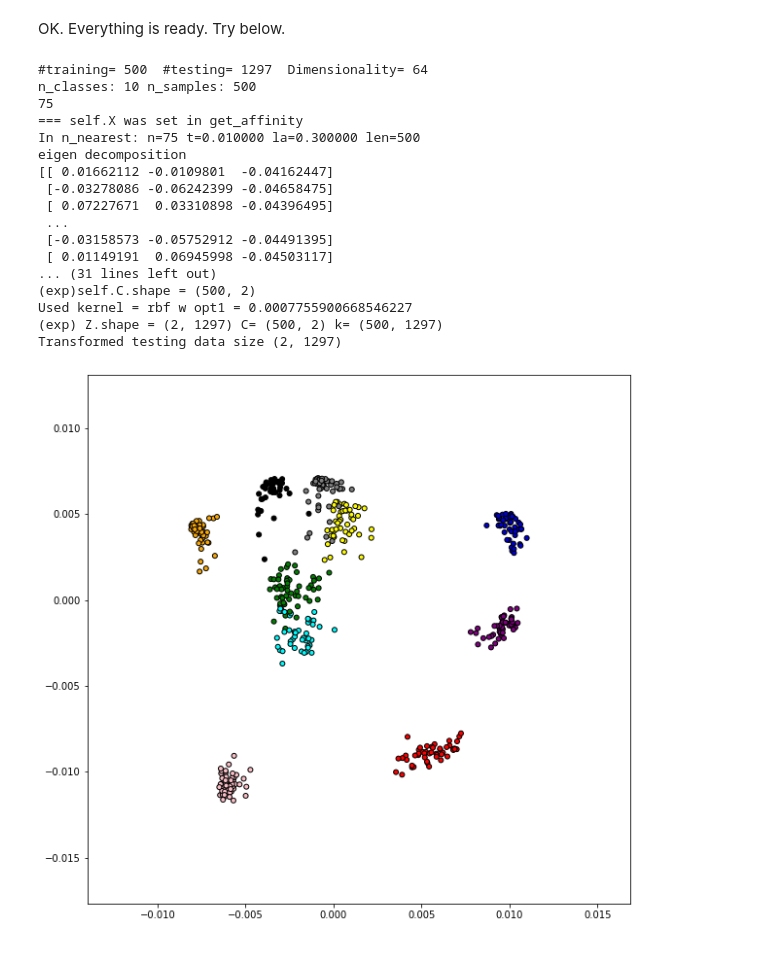
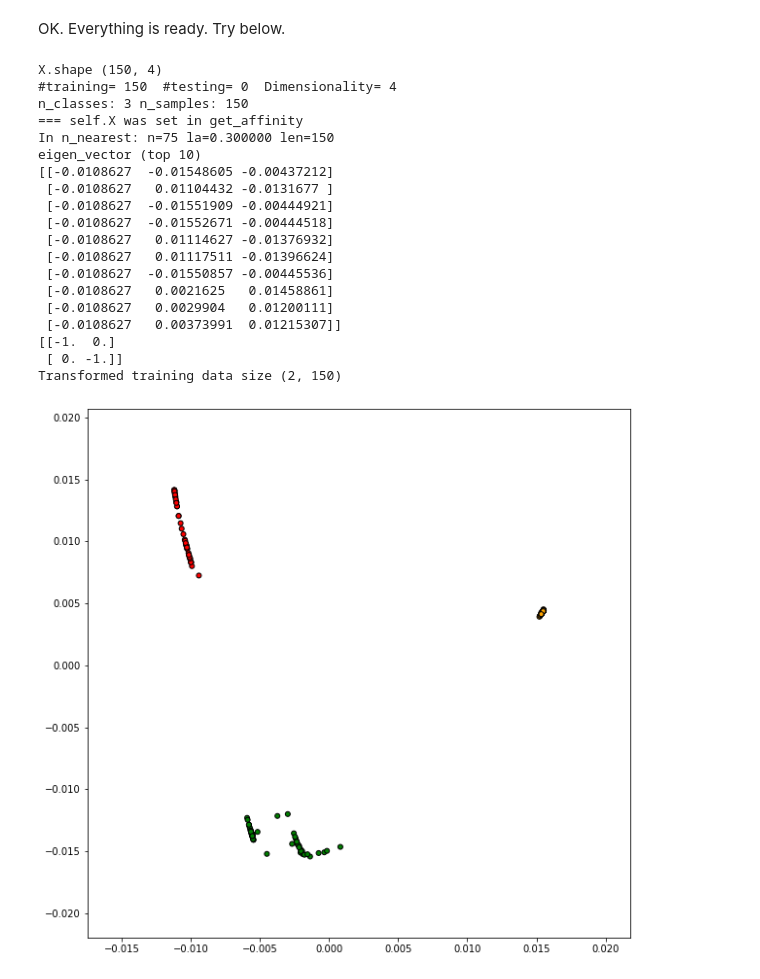
Before and after one commit to KudoMineichi/KSLE-ML, a Jupyter notebook: KSLE-ML.ipynb, the cells around one changed output. Drawn from its saved outputs; the diff is of its cells as text; code cells hidden in the pictures.

```diff
--- a/KSLE-ML.ipynb
+++ b/KSLE-ML.ipynb
@@ -290,34 +282,39 @@ def KSLE(X,manifolder, name):        # realize SLE by a kernel and map testing s
 
     return X_transformed
 # %%
+import seaborn as sns
 def dataset():
     ####Iris
-    '''
-    d_name = "Iris"
-    X = np.loadtxt('iris.data',dtype='float')
+    #'''
+    d_name = "Iris" # n_samples 150  n_features 4 n_class =3
+    iris = sns.load_dataset('iris')
+    X = iris.values[:,:4]
+    #X = np.loadtxt('iris.data',dtype='float')  # if you have a text data
     n_samples, n_features = X.shape
+    print("X.shape",X.shape)
     z = np.arange(n_samples)
     z[0:50]=0
     z[50:100]=1
     z[100:150]=2
     y = list(range(n_samples))
     y = z
-    n_neighbors = 75
     n_class = 3
-    d_name = "Iris"
-    '''
+    #'''
 
     ####digit
+    '''
     d_name = "Digit"
 
-    dataset = datasets.load_digits()
+    dataset = datasets.load_digits() # n_samples 1797  n_features 64 n_class =10
     X = dataset.data
     y = dataset.target
     n_samples, n_features = X.shape
+    print("Original data: n_samples", n_samples, " n_features", n_features)
     n_class = 10
+    '''
 
-
-    n_sel_samples = 500           # define a smaller number of samples if you need
+    ## sample selection
+    n_sel_samples = 200           # define a smaller number of samples than that of dataset if you need testing
     # sample selection
     random.seed(0)
     id_all = np.random.choice(n_samples,n_samples,replace=False)
@@ -335,6 +332,7 @@ def dataset():
     n_samples, n_features = X_train.shape
     print("#training=",X_train.shape[0]," #testing=",X_test.shape[0]," Dimensionality=",n_features)
     return X_train, Y_train, X_test, Y_test
+#dataset()
 # %% [markdown]
 Last let's display the mapped training and testing data.
 # %%
@@ -368,32 +366,39 @@ def two_d_display(Z,Y,ssize=25,smark="o",xdmin=0.0,xdmax=0.0,ydmin=0.0,ydmax=0.0
 OK. Everything is ready. Try below.
 # %%
 X_train,Y_train,X_test,Y_test =dataset()
-Z_train,manifolder= SLE(X_train,Y_train)
+
+# Execute Supervised Laplacian Eigenmap
+
+Z_train,manifolder= SLE(X_train,Y_train,la=0.3)     # specify the value of la (0.0=Label only, 1.0=Feature only)
+                                                    # if you want an other value than the default 0.3
 print("Transformed training data size",Z_train.shape)
 #print("Transformed training data\n",Z_train)
+xdmin,xdmax,ydmin,ydmax=two_d_display(Z_train,Y_train)
 
-Z_test=KSLE(X_test,manifolder, "rbf")
-print("Transformed testing data size",Z_test.shape)
-#print("Transformed testing data\n",Z_test)
-
-xdmin,xdmax,ydmin,ydmax=two_d_display(Z_train,Y_train)
-two_d_display(Z_test,Y_test,ssize=150,smark="*",xdmin=xdmin,xdmax=xdmax,ydmin=ydmin,ydmax=ydmax)
+# Execute Explict Kernelized SLE
+if X_test.shape[0] > 0:
+    Z_test=KSLE(X_test,manifolder, "rbf")
+    print("Transformed testing data size",Z_test.shape)
+    #print("Transformed testing data\n",Z_test)
+    two_d_display(Z_test,Y_test,ssize=150,smark="*",xdmin=xdmin,xdmax=xdmax,ydmin=ydmin,ydmax=ydmax)
 # %% [output]
-#training= 500  #testing= 1297  Dimensionality= 64
-n_classes: 10 n_samples: 500
-75
+X.shape (150, 4)
+#training= 150  #testing= 0  Dimensionality= 4
+n_classes: 3 n_samples: 150
 === self.X was set in get_affinity
-In n_nearest: n=75 t=0.010000 la=0.300000 len=500
-eigen decomposition
-[[ 0.01662112 -0.0109801  -0.04162447]
- [-0.03278086 -0.06242399 -0.04658475]
- [ 0.07227671  0.03310898 -0.04396495]
- ...
- [-0.03158573 -0.05752912 -0.04491395]
- [ 0.01149191  0.06945998 -0.04503117]
-... (31 lines left out)
-(exp)self.C.shape = (500, 2)
-Used kernel = rbf w opt1 = 0.0007755900668546227
-(exp) Z.shape = (2, 1297) C= (500, 2) k= (500, 1297)
-Transformed testing data size (2, 1297)
+In n_nearest: n=75 la=0.300000 len=150
+eigen_vector (top 10)
+[[-0.0108627  -0.01548605 -0.00437212]
+ [-0.0108627   0.01104432 -0.0131677 ]
+ [-0.0108627  -0.01551909 -0.00444921]
+ [-0.0108627  -0.01552671 -0.00444518]
+ [-0.0108627   0.01114627 -0.01376932]
+ [-0.0108627   0.01117511 -0.01396624]
+ [-0.0108627  -0.01550857 -0.00445536]
+ [-0.0108627   0.0021625   0.01458861]
+ [-0.0108627   0.0029904   0.01200111]
+ [-0.0108627   0.00373991  0.01215307]]
+[[-1.  0.]
+ [ 0. -1.]]
+Transformed training data size (2, 150)
-[figure, old version]
+[figure, new version]
```
Also changed, not shown: parts of 6 cells of this notebook.
